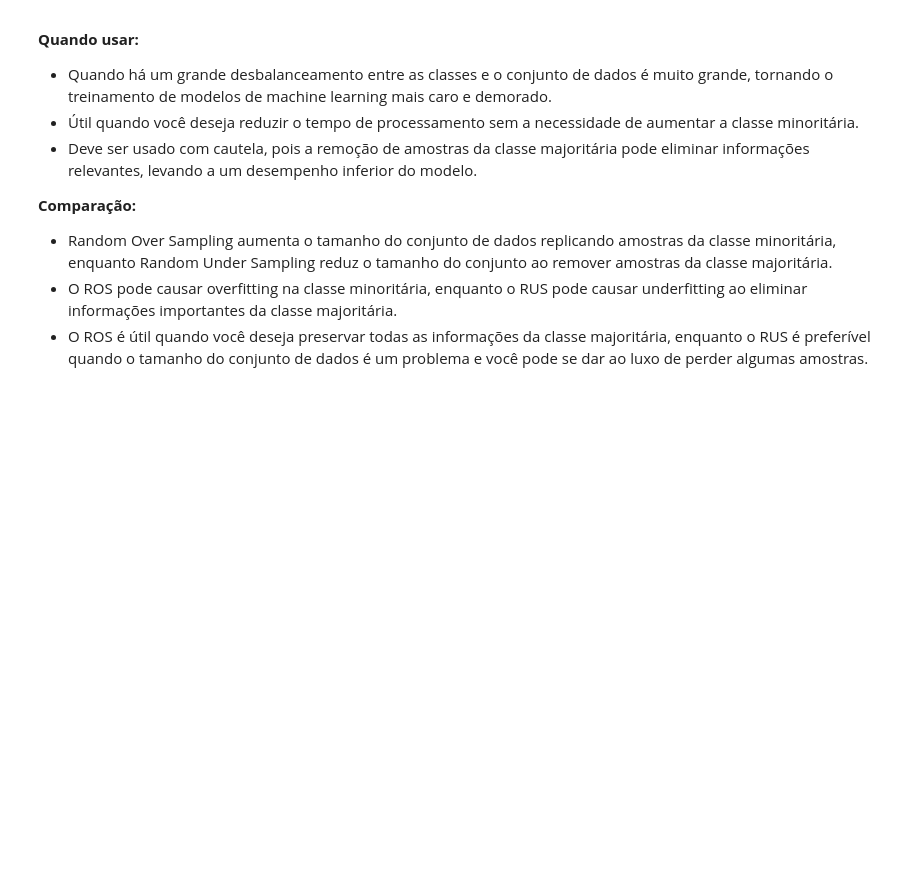
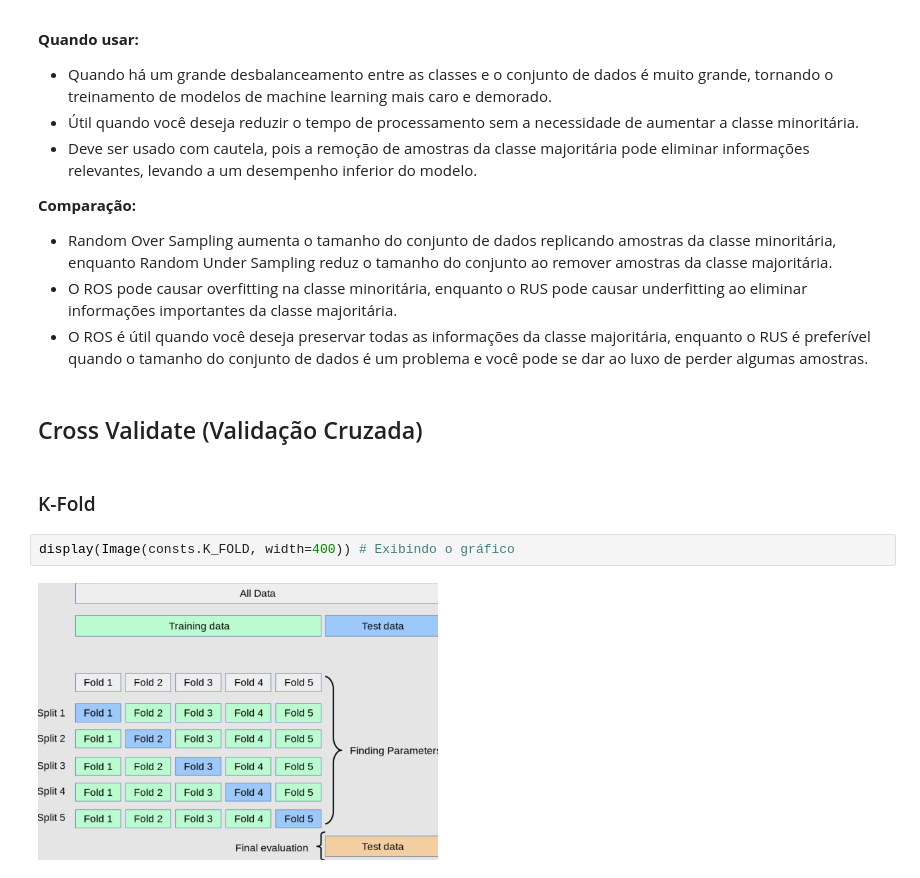
Before and after one commit to matheusresende7/ds_projeto_final_5_modelo_clusterizacao_classificacao_app_delivery, a Jupyter notebook: dictionaries/features_engineering_dictionary.ipynb, the cells around one changed output. Drawn from its saved outputs; the diff is of its cells as text; blank space fills up the shorter version.

```diff
--- a/dictionaries/features_engineering_dictionary.ipynb
+++ b/dictionaries/features_engineering_dictionary.ipynb
@@ -241,3 +262,11 @@ Usando o mesmo exemplo do Random Over Sampling: com 1000 amostras, onde 900 pert
 - Random Over Sampling aumenta o tamanho do conjunto de dados replicando amostras da classe minoritária, enquanto Random Under Sampling reduz o tamanho do conjunto ao remover amostras da classe majoritária.
 - O ROS pode causar overfitting na classe minoritária, enquanto o RUS pode causar underfitting ao eliminar informações importantes da classe majoritária.
 - O ROS é útil quando você deseja preservar todas as informações da classe majoritária, enquanto o RUS é preferível quando o tamanho do conjunto de dados é um problema e você pode se dar ao luxo de perder algumas amostras.
+# %% [markdown]
+## Cross Validate (Validação Cruzada)
+# %% [markdown]
+### K-Fold
+# %%
+display(Image(consts.K_FOLD, width=400)) # Exibindo o gráfico
+# %% [output]
+[figure, added]
```
Also changed, not shown: parts of 21 cells of this notebook, 13 other files.
